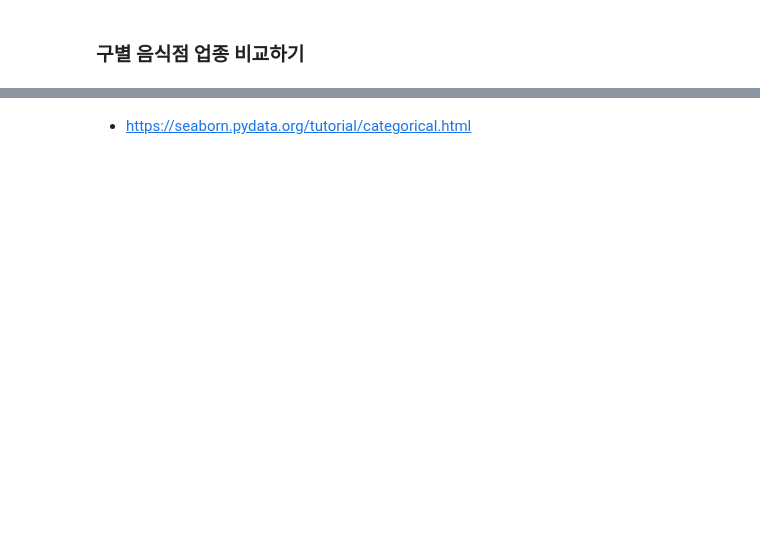
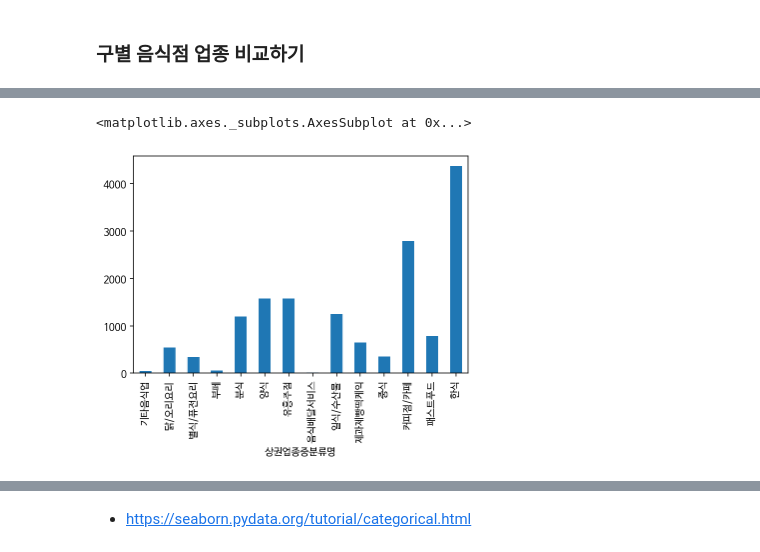
Before and after one commit to dotruni/TIL, a Jupyter notebook: store_eda_input.ipynb, the cells around one changed output, grey strips where cells are left out. Saved outputs shown, nothing was run; the diff lists cells and outputs as text; code cells hidden in the pictures; blank space fills up the shorter version.

```diff
--- a/store_eda_input.ipynb
+++ b/store_eda_input.ipynb
@@ -813,3 +922,9 @@ Name: 상권업종대분류명, dtype: int64
 # %%
 # food_gu 에 담긴 데이터를 시각화 합니다.
 # 상권업종중분류명 과 상점수 로 barplot을 그립니다.
+# unstack() 하게 되면 두번째 컬럼에 있던 걸 피봇테이블로 위로 올린다.
+# food_gu.unstack().plot.bar()
+food_gu.unstack().loc["강남구"].plot.bar()
+# %% [output]
+<matplotlib.axes._subplots.AxesSubplot at 0x...>
+[figure, added]
```
Also changed, not shown: parts of 24 cells of this notebook.
